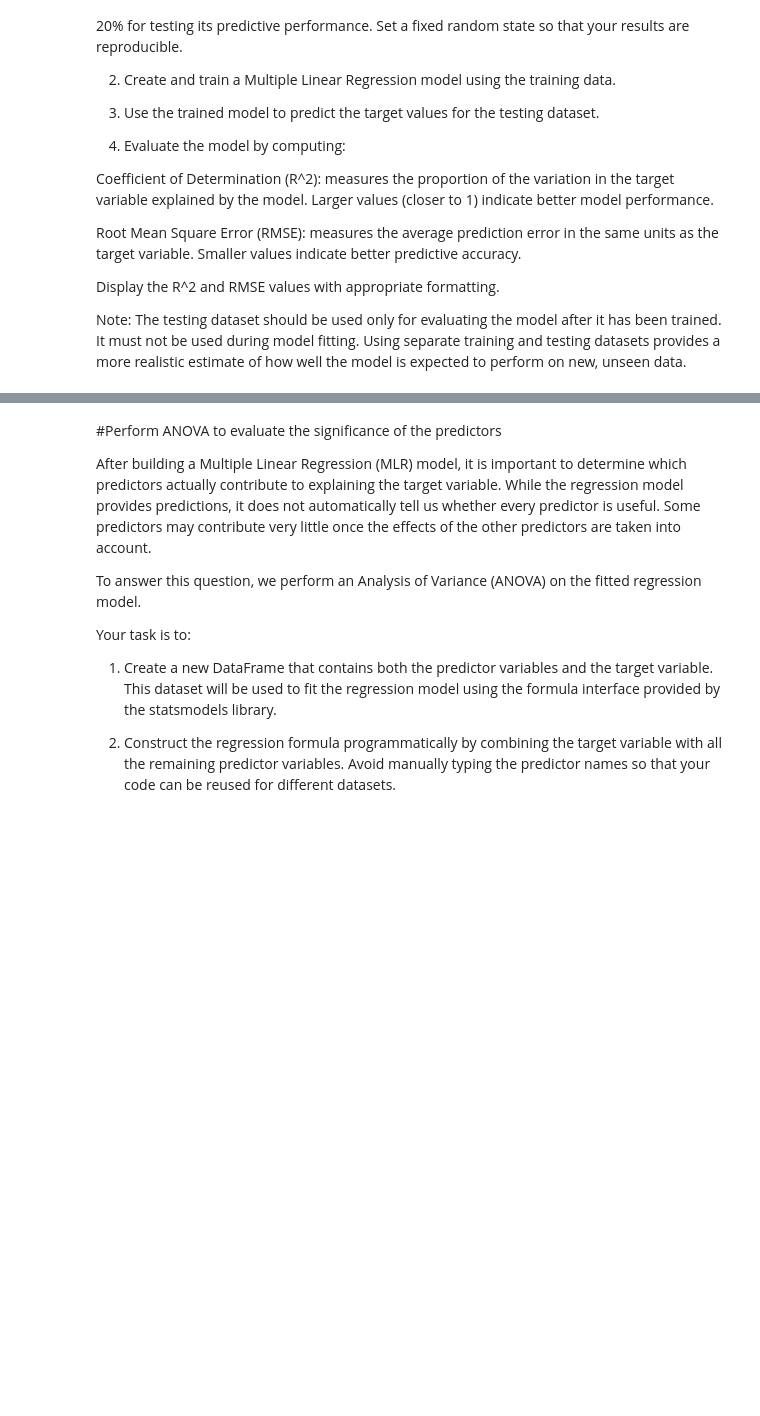
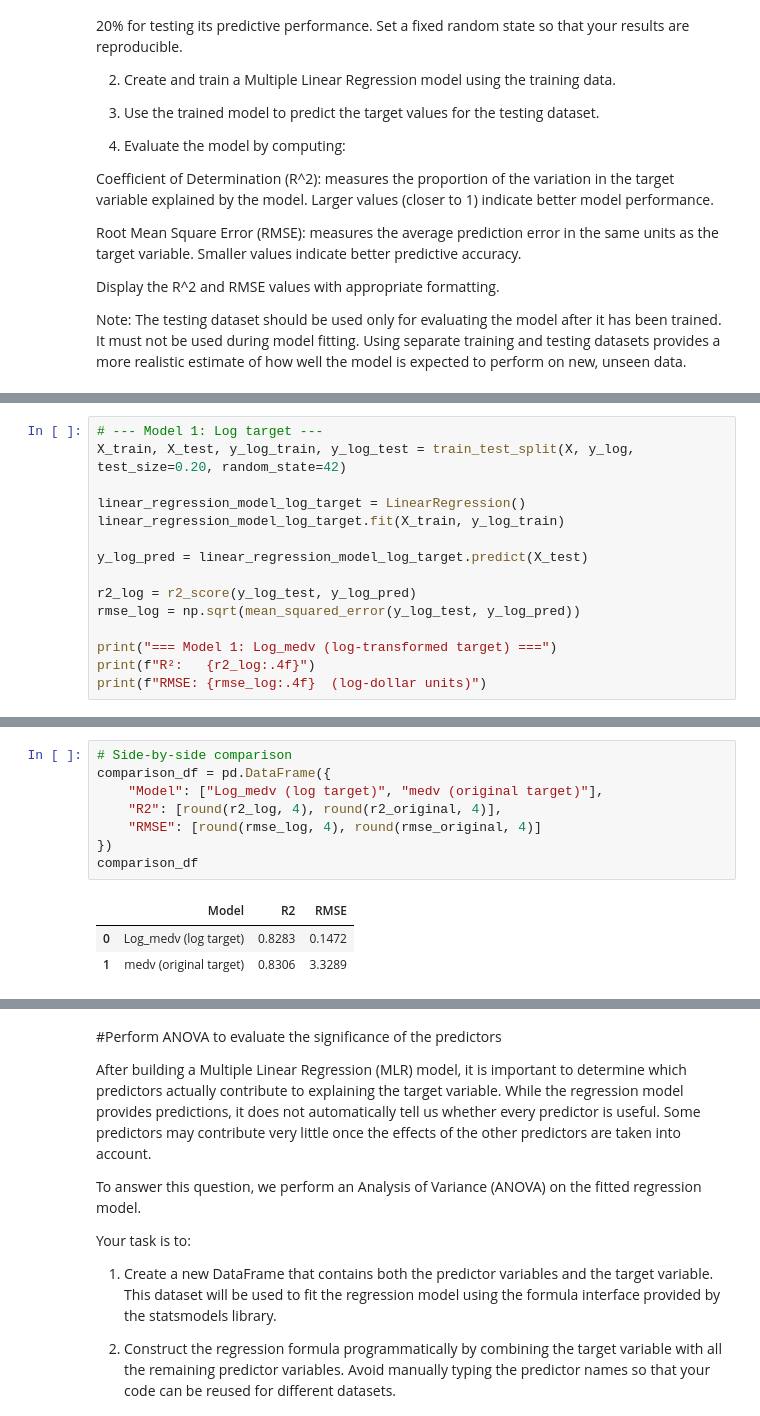
Before and after one commit to JoseAlberto88/Predictive-Analytics-, a Jupyter notebook: DAMO510_Module_03_in_Class_Activity_StarterCode.ipynb, the cells around one changed output, grey strips where cells are left out. Drawn from its saved outputs; the diff is of its cells as text; blank space fills up the shorter version.

```diff
--- a/DAMO510_Module_03_in_Class_Activity_StarterCode.ipynb
+++ b/DAMO510_Module_03_in_Class_Activity_StarterCode.ipynb
@@ -1301,0 +1431,15 @@ Note: The testing dataset should be used only for evaluating the model after it
+# %%
+# --- Model 1: Log target ---
+X_train, X_test, y_log_train, y_log_test = train_test_split(X, y_log, test_size=0.20, random_state=42)
+
+linear_regression_model_log_target = LinearRegression()
+linear_regression_model_log_target.fit(X_train, y_log_train)
+
+y_log_pred = linear_regression_model_log_target.predict(X_test)
+
+r2_log = r2_score(y_log_test, y_log_pred)
+rmse_log = np.sqrt(mean_squared_error(y_log_test, y_log_pred))
+
+print("=== Model 1: Log_medv (log-transformed target) ===")
+print(f"R²:   {r2_log:.4f}")
+print(f"RMSE: {rmse_log:.4f}  (log-dollar units)")
@@ -1301,0 +1470,12 @@ Note: The testing dataset should be used only for evaluating the model after it
+# %%
+# Side-by-side comparison
+comparison_df = pd.DataFrame({
+    "Model": ["Log_medv (log target)", "medv (original target)"],
+    "R2": [round(r2_log, 4), round(r2_original, 4)],
+    "RMSE": [round(rmse_log, 4), round(rmse_original, 4)]
+})
+comparison_df
+# %% [output]
+|  | Model | R2 | RMSE |
+| 0 | Log_medv (log target) | 0.8283 | 0.1472 |
+| 1 | medv (original target) | 0.8306 | 3.3289 |
```
Also changed, not shown: parts of 18 cells of this notebook.
